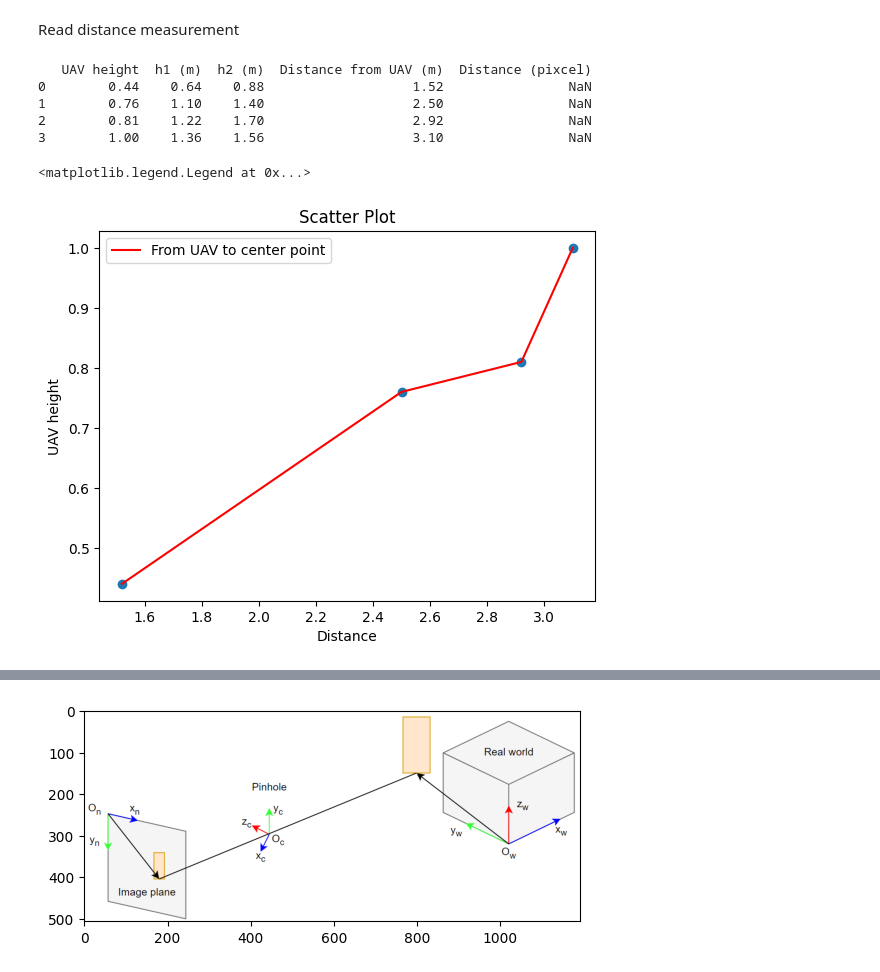
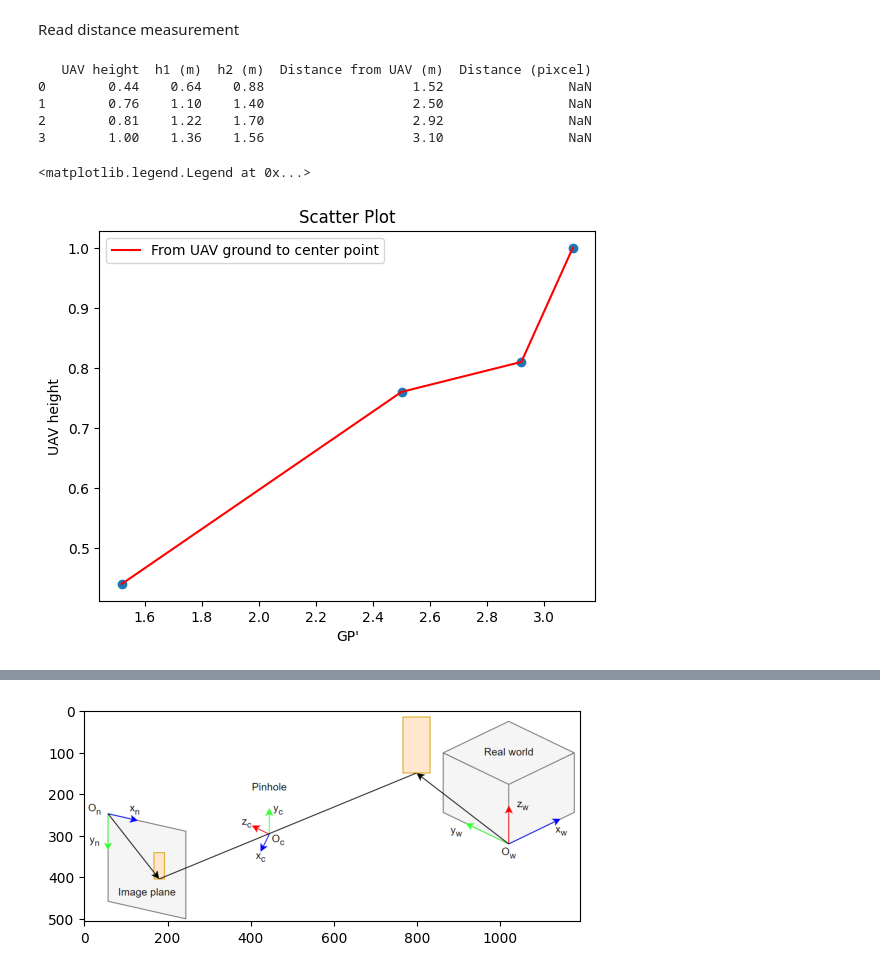
Before and after one commit to nhchung11/Distance-estimation-based-on-one-camera, a Jupyter notebook: Distance.ipynb, the cells around one changed output, grey strips where cells are left out. Cells and saved outputs as stored; diff of their text form; code cells hidden in the pictures.

```diff
--- a/Distance.ipynb
+++ b/Distance.ipynb
@@ -159,25 +233,25 @@ Read distance measurement
 # %%
 df = pd.read_csv(r'D:\python\Distance_measurement\real_distance.csv')
 # To display the first 5 rows of the dataframe
 print(df.iloc[:, :5])
 y_val = df.iloc[:, 0]
 x_val = df.iloc[:, 3]
 plt.scatter(x_val, y_val)
 # Draw a red line connecting the dots
-plt.plot(x_val, y_val, color='red', label = "From UAV to center point")
+plt.plot(x_val, y_val, color='red', label = "From UAV ground to center point")
 # Add labels and title
-plt.xlabel('Distance')
+plt.xlabel("GP'")
 plt.ylabel('UAV height')
 plt.title('Scatter Plot')
 plt.legend()
 # %% [output]
    UAV height  h1 (m)  h2 (m)  Distance from UAV (m)  Distance (pixcel)
 0        0.44    0.64    0.88                   1.52                NaN
 1        0.76    1.10    1.40                   2.50                NaN
 2        0.81    1.22    1.70                   2.92                NaN
 3        1.00    1.36    1.56                   3.10                NaN
 <matplotlib.legend.Legend at 0x...>
-[figure, old version]
+[figure, new version]
 # %%
 visualize_img2 = cv2.imread(r'D:\python\Distance_measurement\visualize2.png')
 # Display the image
```
Also changed, not shown: parts of 12 cells of this notebook, 3 other files.
